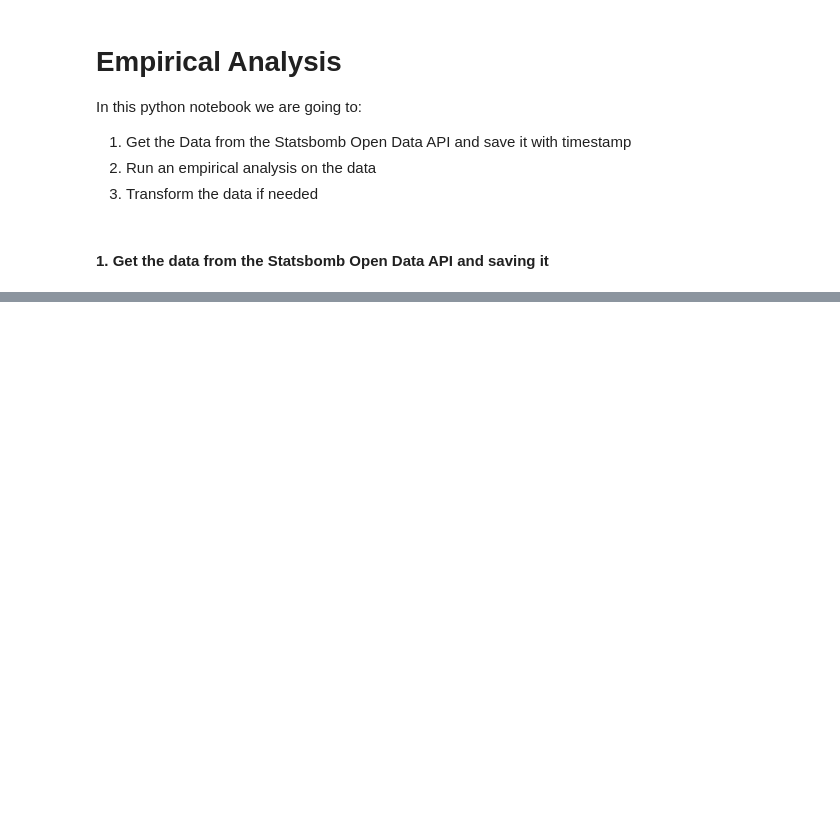
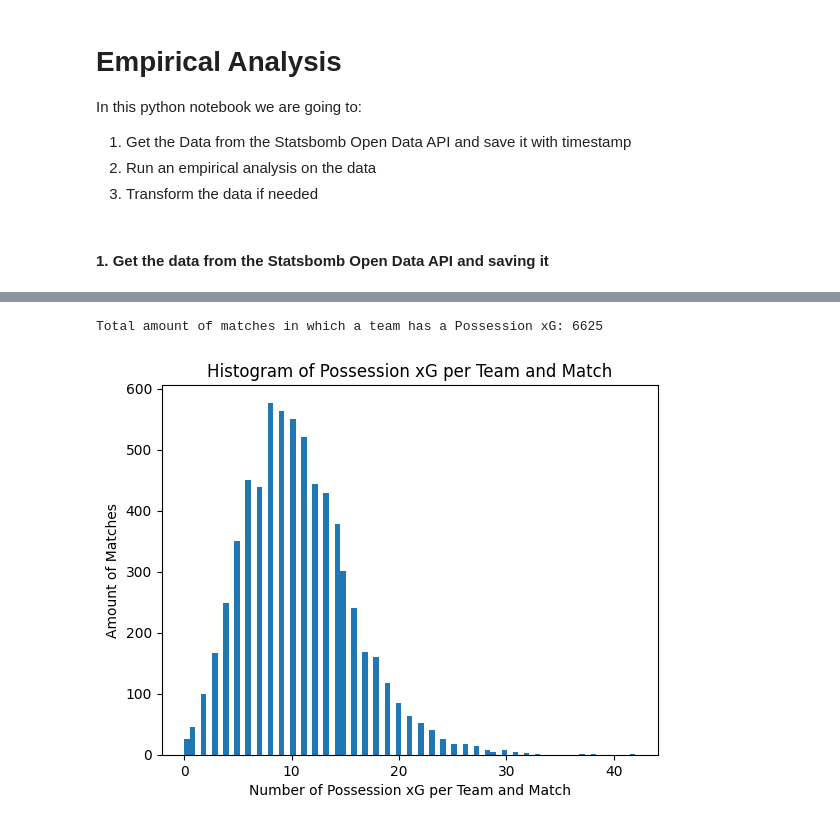
Before and after one commit to StrikerBadger/bachelor-thesis, a Jupyter notebook: empirical_analysis.ipynb, the cells around one changed output, grey strips where cells are left out. Saved outputs shown, nothing was run; the diff lists cells and outputs as text; code cells hidden in the pictures; blank space fills up the shorter version.

```diff
--- a/empirical_analysis.ipynb
+++ b/empirical_analysis.ipynb
@@ -45,0 +130,18 @@ for competition_id, season_id in tqdm(all_competition_season_ids):
+# %%
+# Let's analyze now on a match level how many Possession xG's each team has
+team_shot_count = {}
+for possession_id, _ in possession_xgs.items():
+    team_match_id = (possession_id[0], possession_id[2])
+    if team_match_id not in team_shot_count:
+        team_shot_count[team_match_id] = 0
+        continue
+    team_shot_count[team_match_id] += 1
+plt.clf()
+plt.hist(team_shot_count.values(), bins=int(np.sqrt(len(team_shot_count))))
+plt.title('Histogram of Possession xG per Team and Match')
+plt.xlabel('Number of Possession xG per Team and Match')
+plt.ylabel('Amount of Matches')
+print(f'Total amount of matches in which a team has a Possession xG: {len(team_shot_count)}')
+# %% [output]
+Total amount of matches in which a team has a Possession xG: 6625
+[figure, added]
```
Also changed, not shown: parts of 10 cells of this notebook, 1 other file.
